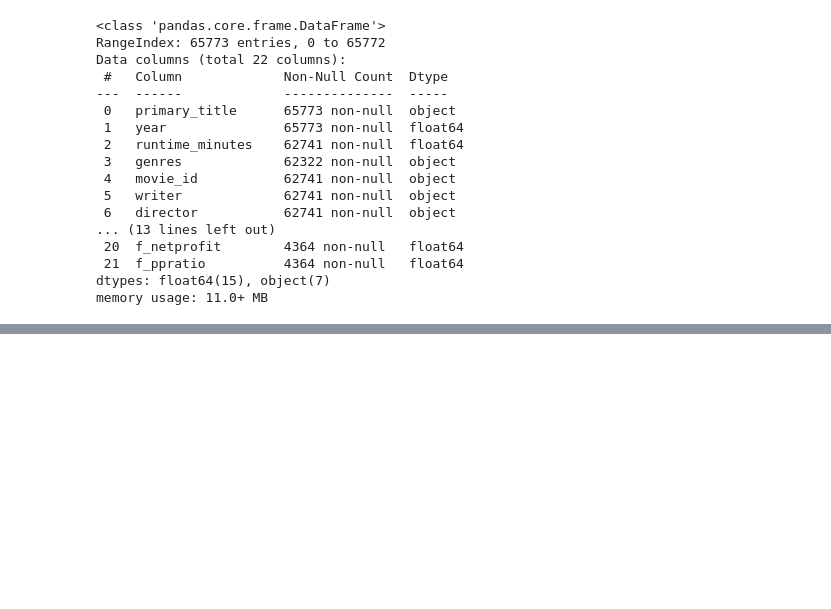
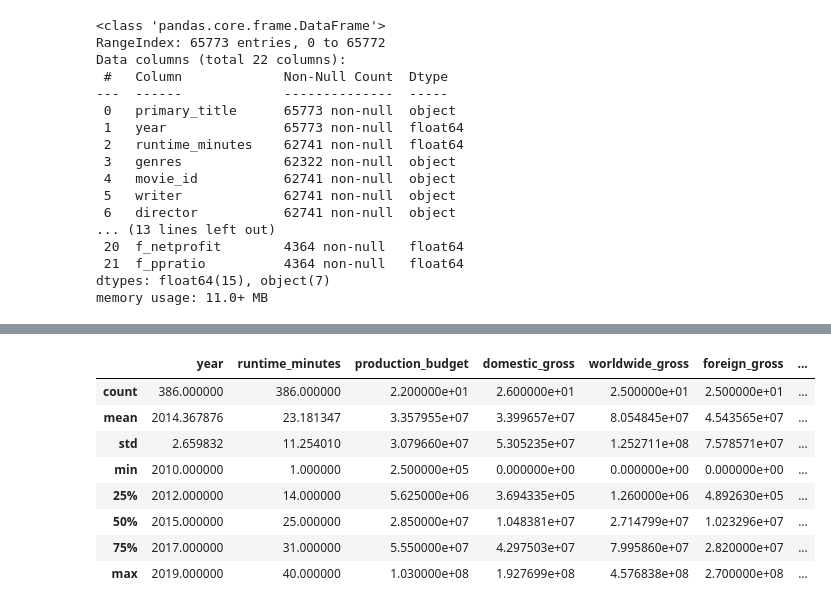
Before and after one commit to emmascotson/Movie-Data-Analysis, a Jupyter notebook: notebooks/exploratory.ipynb, the cells around one changed output, grey strips where cells are left out. Saved outputs shown, nothing was run; the diff lists cells and outputs as text; code cells hidden in the pictures; blank space fills up the shorter version.

Commit message:
Hypothesis Testing, short films

```diff
--- a/notebooks/exploratory.ipynb
+++ b/notebooks/exploratory.ipynb
@@ -2555,0 +2563,9 @@ memory usage: 11.0+ MB
+# %%
+#filter for short films
+short_films = films_df[films_df['runtime_minutes'] <= 40].copy()
+
+#filter for feature films
+feature_films = films_df[films_df['runtime_minutes'] > 40].copy()
+
+print("Number of short films:", len(short_films))
+print("Number of feature films:", len(feature_films))
@@ -2555,0 +2600,12 @@ memory usage: 11.0+ MB
+# %%
+short_films.describe()
+# %% [output]
+|  | year | runtime_minutes | production_budget | domestic_gross | worldwide_gross | foreign_gross | ... |
+| count | 386.000000 | 386.000000 | 2.200000e+01 | 2.600000e+01 | 2.500000e+01 | 2.500000e+01 | ... |
+| mean | 2014.367876 | 23.181347 | 3.357955e+07 | 3.399657e+07 | 8.054845e+07 | 4.543565e+07 | ... |
+| std | 2.659832 | 11.254010 | 3.079660e+07 | 5.305235e+07 | 1.252711e+08 | 7.578571e+07 | ... |
+| min | 2010.000000 | 1.000000 | 2.500000e+05 | 0.000000e+00 | 0.000000e+00 | 0.000000e+00 | ... |
+| 25% | 2012.000000 | 14.000000 | 5.625000e+06 | 3.694335e+05 | 1.260000e+06 | 4.892630e+05 | ... |
+| 50% | 2015.000000 | 25.000000 | 2.850000e+07 | 1.048381e+07 | 2.714799e+07 | 1.023296e+07 | ... |
+| 75% | 2017.000000 | 31.000000 | 5.550000e+07 | 4.297503e+07 | 7.995860e+07 | 2.820000e+07 | ... |
+| max | 2019.000000 | 40.000000 | 1.030000e+08 | 1.927699e+08 | 4.576838e+08 | 2.700000e+08 | ... |
```
Also changed, not shown: parts of 15 cells of this notebook.
